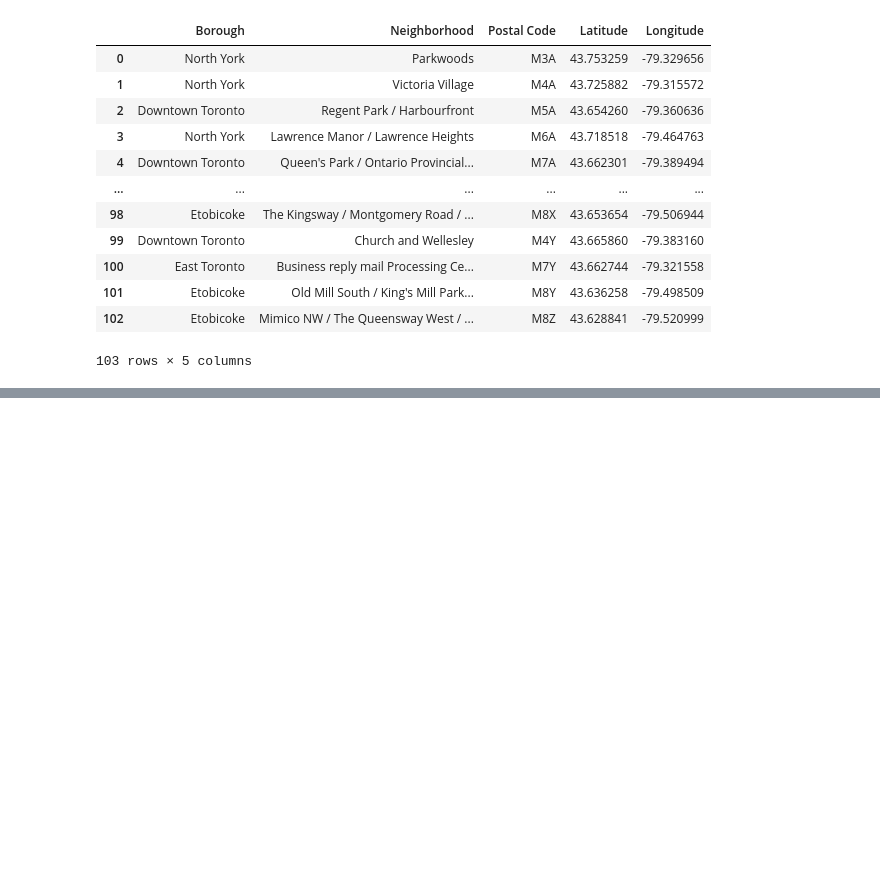
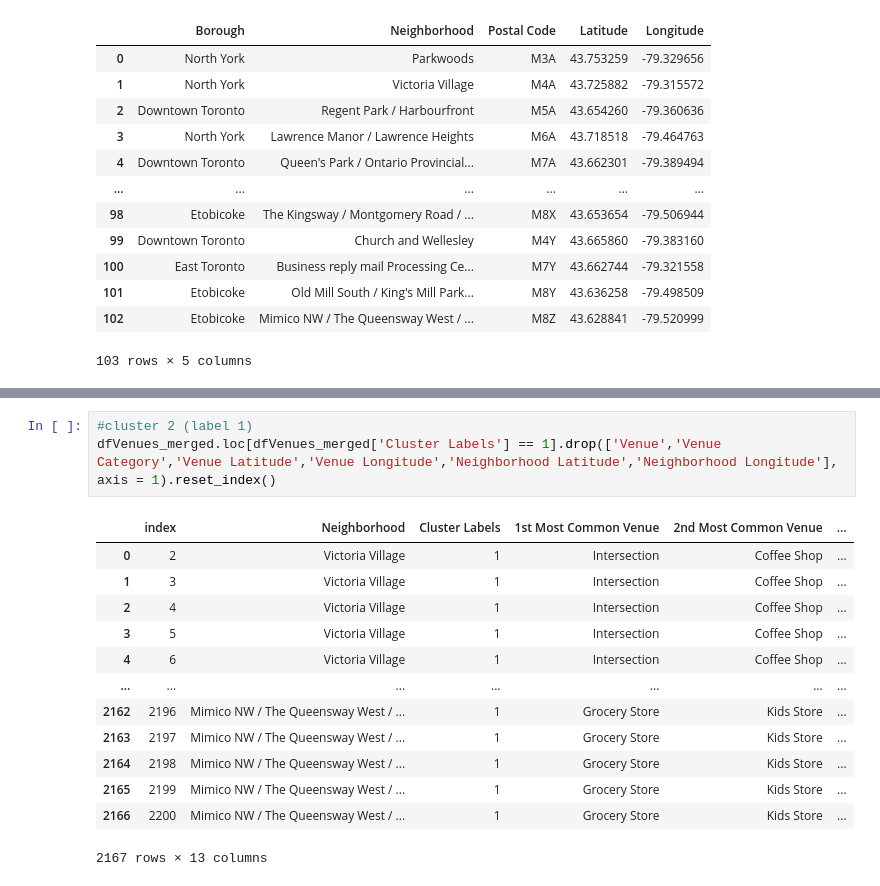
Before and after one commit to almsasantos/Coursera_Capstone, a Jupyter notebook: Untitled-Copy1.ipynb, the cells around one changed output, grey strips where cells are left out. Cells and saved outputs as stored; diff of their text form; blank space fills up the shorter version.

```diff
--- a/Untitled-Copy1.ipynb
+++ b/Untitled-Copy1.ipynb
@@ -120,0 +448,17 @@ df_final
+# %%
+#cluster 2 (label 1)
+dfVenues_merged.loc[dfVenues_merged['Cluster Labels'] == 1].drop(['Venue','Venue Category','Venue Latitude','Venue Longitude','Neighborhood Latitude','Neighborhood Longitude'], axis = 1).reset_index()
+# %% [output]
+|  | index | Neighborhood | Cluster Labels | 1st Most Common Venue | 2nd Most Common Venue | ... |
+| 0 | 2 | Victoria Village | 1 | Intersection | Coffee Shop | ... |
+| 1 | 3 | Victoria Village | 1 | Intersection | Coffee Shop | ... |
+| 2 | 4 | Victoria Village | 1 | Intersection | Coffee Shop | ... |
+| 3 | 5 | Victoria Village | 1 | Intersection | Coffee Shop | ... |
+| 4 | 6 | Victoria Village | 1 | Intersection | Coffee Shop | ... |
+| ... | ... | ... | ... | ... | ... | ... |
+| 2162 | 2196 | Mimico NW / The Queensway West / ... | 1 | Grocery Store | Kids Store | ... |
+| 2163 | 2197 | Mimico NW / The Queensway West / ... | 1 | Grocery Store | Kids Store | ... |
+| 2164 | 2198 | Mimico NW / The Queensway West / ... | 1 | Grocery Store | Kids Store | ... |
+| 2165 | 2199 | Mimico NW / The Queensway West / ... | 1 | Grocery Store | Kids Store | ... |
+| 2166 | 2200 | Mimico NW / The Queensway West / ... | 1 | Grocery Store | Kids Store | ... |
+2167 rows × 13 columns
```
Also changed, not shown: parts of 23 cells of this notebook.
